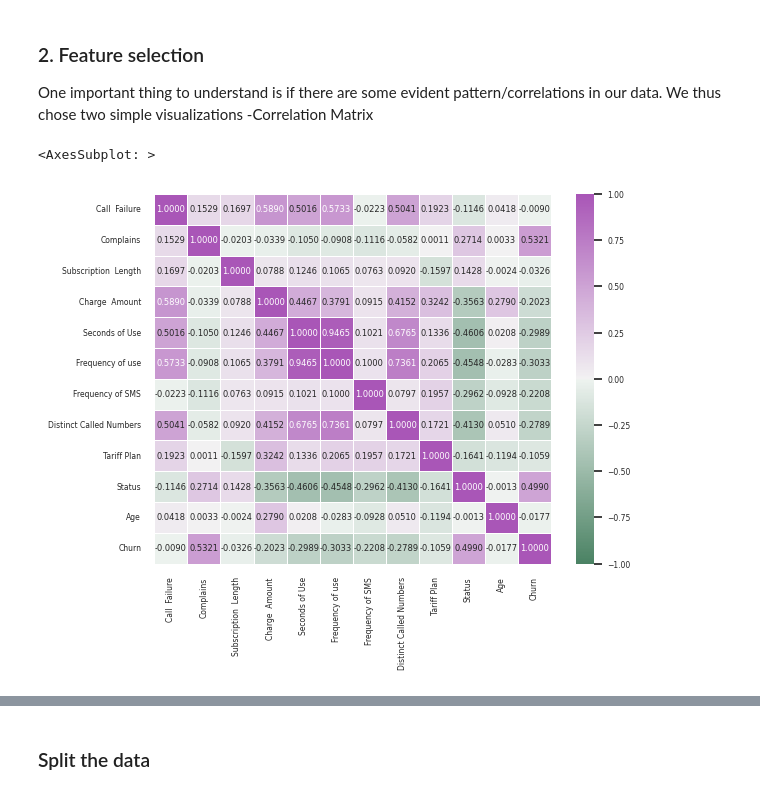
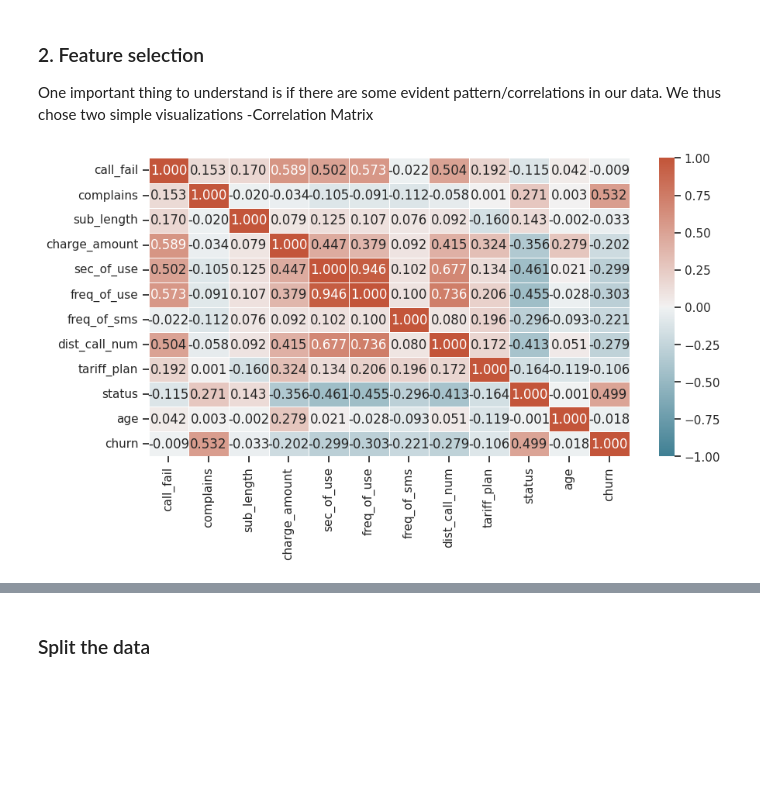
Before and after one commit to sgrava/Predict-credit-card-fraud-with-scikit, a Jupyter notebook: Churn_classifiers/Churn_analysis.ipynb, the cells around one changed output, grey strips where cells are left out. Cells and saved outputs as stored; diff of their text form; code cells hidden in the pictures; blank space fills up the shorter version.

Commit message:
update notebook with corr plots

```diff
--- a/Churn_classifiers/Churn_analysis.ipynb
+++ b/Churn_classifiers/Churn_analysis.ipynb
@@ -24,6 +24,20 @@ df = pd.read_csv("./Customer Churn.csv")
 #drop irrelevant features
 df=df.drop(columns=['Age Group','Customer Value','FN','FP'])
 
+#rename columns to avoid spaces
+df=df.rename(columns={"Call  Failure": "call_fail",
+                "Complains": "complains",
+                "Subscription  Length":"sub_length",
+                "Charge  Amount":"charge_amount",
+                "Seconds of Use":"sec_of_use",
+                "Frequency of use":"freq_of_use",
+                "Frequency of SMS":"freq_of_sms",
+                "Distinct Called Numbers":"dist_call_num",
+                "Tariff Plan":"tariff_plan",
+                "Status":"status",
+                "Age":"age",
+                "Churn":"churn"})
+
 #display the first few rows
 display(df.head())
 
@@ -77,24 +91,26 @@ One important feature is for example that the churn rate in the dataset is close
 One important thing to understand is if there are some evident pattern/correlations in our data. We thus chose two simple visualizations
 -Correlation Matrix
 # %%
-
 # calculate correlation
 df_corr = df.corr()
 
+#import matplotlib and seaborn
+import matplotlib.pyplot as plt
 import seaborn as sns
+
 #plot heatmap correlation matrix
-sns.set(font_scale=0.5)
-#plt.figure(figsize=(16,12))
+plt.figure(figsize=(10,5))
 sns.heatmap(df_corr,
             annot=True,
-            fmt=".4f",
+            fmt=".3f",
             vmin=-1,
             vmax=1,
             linewidths=.5,
-            cmap = sns.diverging_palette(145, 300, s=60, as_cmap=True))
-
-#plt.yticks(rotation=0)
-#plt.show()
+            #cmap = sns.diverging_palette(145, 300, s=60, as_cmap=True)
+            cmap = sns.diverging_palette(220, 20, as_cmap=True)
+            )
+plt.yticks(rotation=0)
+plt.xticks(rotation=90)
+plt.show()
 # %% [output]
-<AxesSubplot: >
-[figure, old version]
+[figure, new version]
```
Also changed, not shown: parts of 3 cells of this notebook.
